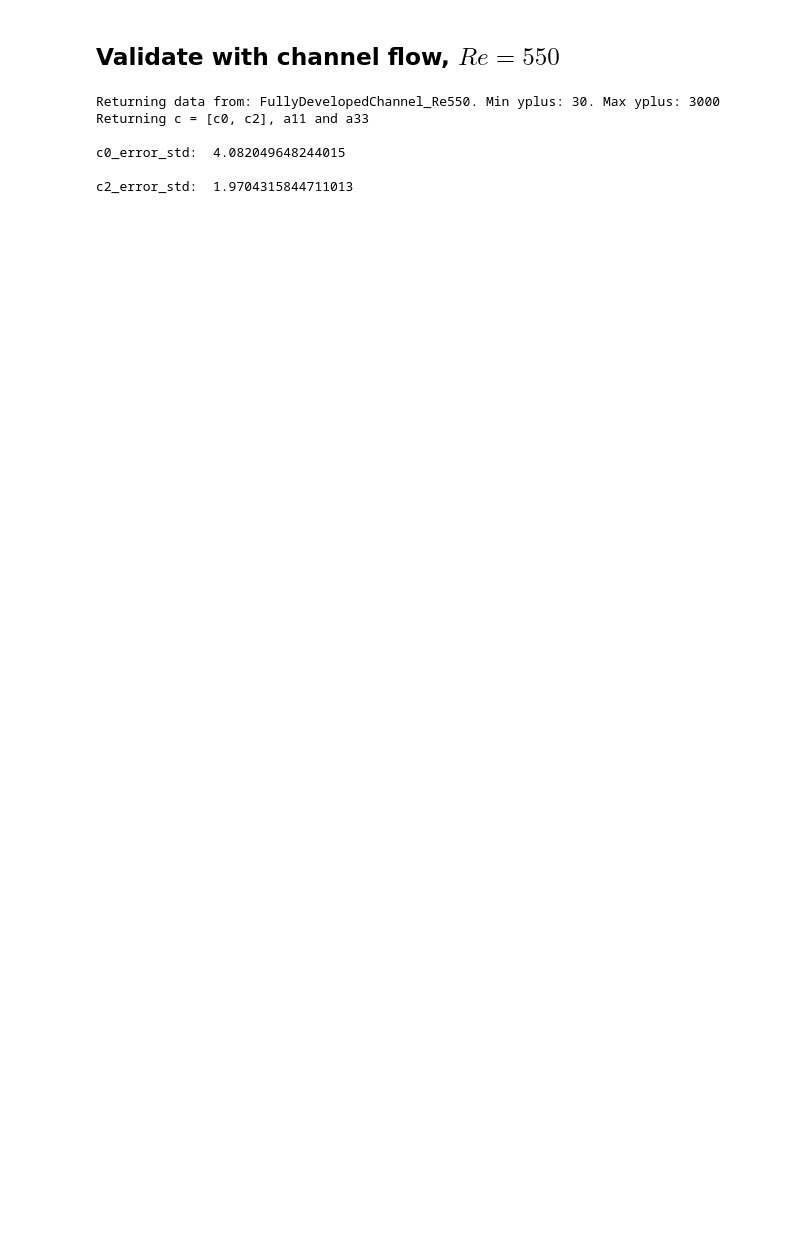
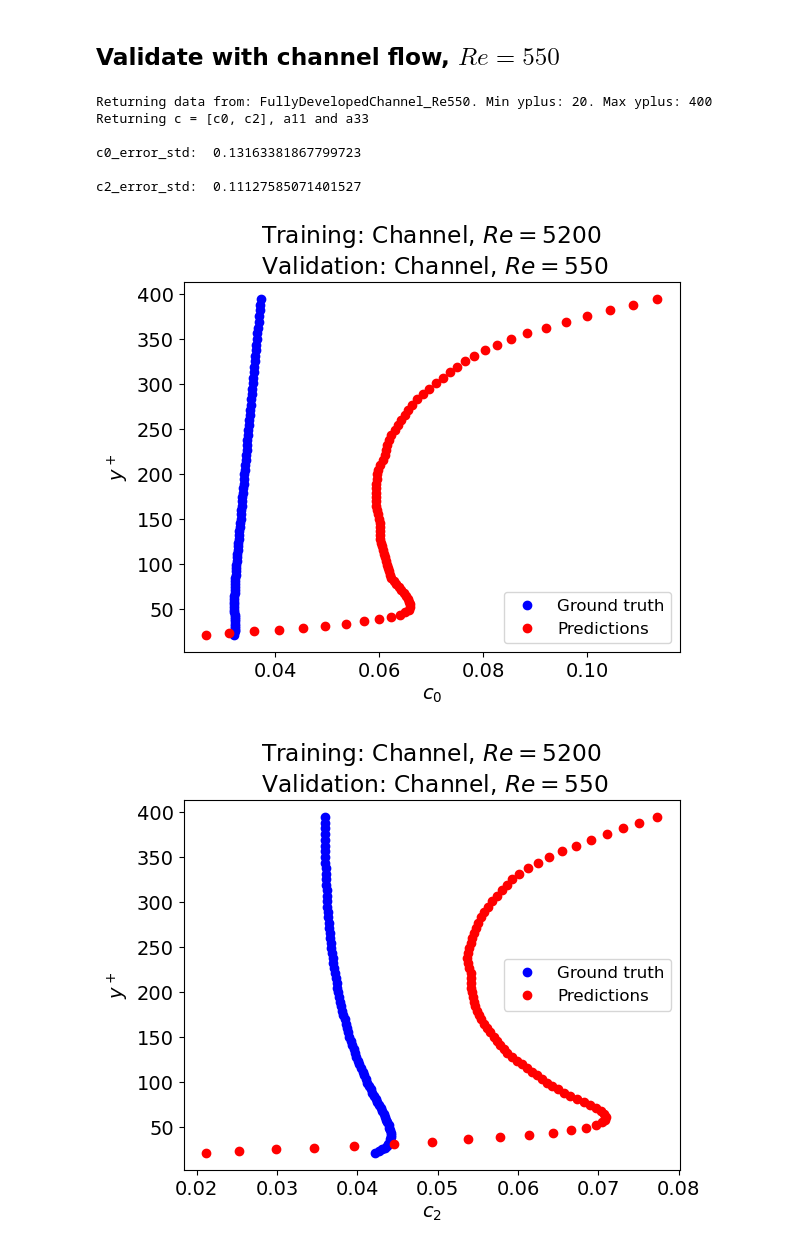
Before and after one commit to kne911/turbML, a Jupyter notebook: Scripts/Assignment1.ipynb, the cells around one changed output. Cells and saved outputs as stored; diff of their text form; code cells hidden in the pictures; blank space fills up the shorter version.

```diff
--- a/Scripts/Assignment1.ipynb
+++ b/Scripts/Assignment1.ipynb
@@ -337,7 +325,7 @@ c2_error_std:  0.0037075655742879673
 # %% [markdown]
 ## Validate with channel flow, $Re = 550$
 # %%
-y_DNS, yplus_DNS, u_DNS, uu_DNS, vv_DNS, ww_DNS, uv_DNS, k_DNS, eps_DNS, dudy_DNS = GetInputData('FullyDevelopedChannel_Re550' , 30, 3000)
+y_DNS, yplus_DNS, u_DNS, uu_DNS, vv_DNS, ww_DNS, uv_DNS, k_DNS, eps_DNS, dudy_DNS = GetInputData('FullyDevelopedChannel_Re550', 20, 400)
 c, a11_DNS, a33_DNS = GetC0andC2(k_DNS, eps_DNS, dudy_DNS, uu_DNS, vv_DNS, ww_DNS)
 
 c_0_DNS_validation = c[0, :]
@@ -357,33 +345,37 @@ dudy_squared_DNS_scaled = dudy_squared_DNS_scaled.reshape(-1,1)
 dudy_DNS_inv_scaled = dudy_DNS_inv.reshape(-1,1)
 # use MinMax scaler
 #scaler_dudy2 = StandardScaler()
 #scaler_tau = StandardScaler()
 
 ## We have to use the same scaler as for the training data set
 X=np.zeros((len(dudy_DNS),2))
 X[:,0] = scaler_dudy2.transform(dudy_squared_DNS_scaled)[:,0]
 X[:,1] = scaler_dudy.transform(dudy_DNS_inv_scaled)[:,0]
 
 X = torch.tensor(X, dtype=torch.float32)
 
 predictions_Boundary = model(X)
 
 c_NN = predictions_Boundary.detach().numpy()
 
 c_NN_old = c_NN
 
 c0=c_NN[:,0]
 c2=c_NN[:,1]
 
 c0_std=np.std(c0-c_0_DNS_validation)/(np.mean(c0.flatten()**2))**0.5
 c2_std=np.std(c2-c_2_DNS_validation)/(np.mean(c2.flatten()**2))**0.5
 
 print('\nc0_error_std: ',c0_std)
 print('\nc2_error_std: ',c2_std)
+
+PlotData(yplus_DNS, uu_DNS, vv_DNS, ww_DNS, dudy_DNS, tau_DNS, k_DNS, c_0_DNS_validation, c_2_DNS_validation, c0, c2, None, None, 'Channel, $Re=5200$', 'Channel, $Re=550$')
 # %% [output]
-Returning data from: FullyDevelopedChannel_Re550. Min yplus: 30. Max yplus: 3000
+Returning data from: FullyDevelopedChannel_Re550. Min yplus: 20. Max yplus: 400
 Returning c = [c0, c2], a11 and a33
 
-c0_error_std:  4.082049648244015
+c0_error_std:  0.13163381867799723
 
-c2_error_std:  1.9704315844711013
+c2_error_std:  0.11127585071401527
+[figure, added]
+[figure, added]
```
Also changed, not shown: parts of 9 cells of this notebook, 12 other files.
